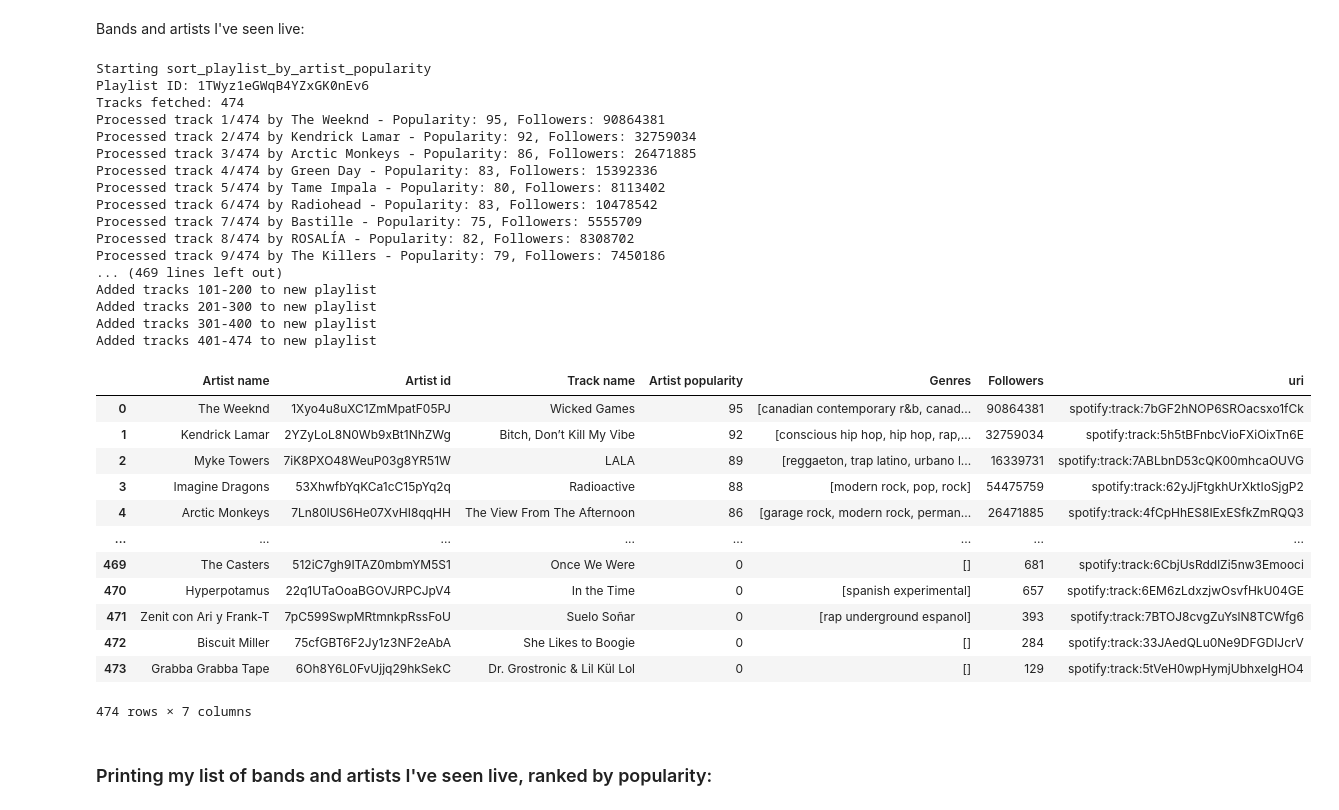
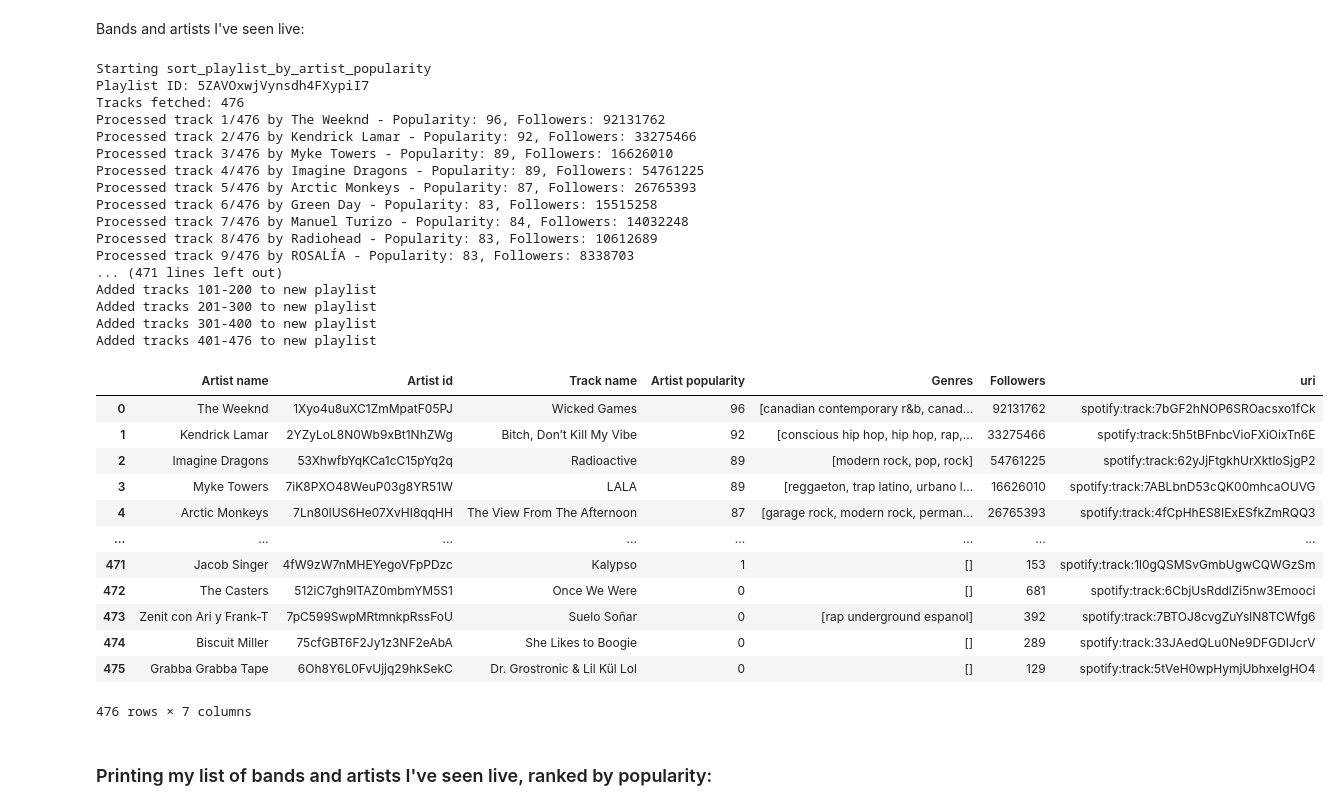
Before and after one commit to reddgr/spotipy-use-cases, a Jupyter notebook: playlist_sorting_functions.ipynb, the cells around one changed output. Cells and saved outputs as stored; diff of their text form; code cells hidden in the pictures.

```diff
--- a/playlist_sorting_functions.ipynb
+++ b/playlist_sorting_functions.ipynb
@@ -286,39 +286,39 @@ Added tracks 1-42 to new playlist
 # %% [markdown]
 Bands and artists I've seen live:
 # %%
-seen_live = sort_playlist_by_artist_popularity(sp, "https://open.spotify.com/playlist/1TWyz1eGWqB4YZxGK0nEv6")
+seen_live = sort_playlist_by_artist_popularity(sp, "https://open.spotify.com/playlist/5ZAVOxwjVynsdh4FXypiI7")
 display(seen_live)
 # %% [output]
 Starting sort_playlist_by_artist_popularity
-Playlist ID: 1TWyz1eGWqB4YZxGK0nEv6
-Tracks fetched: 474
-Processed track 1/474 by The Weeknd - Popularity: 95, Followers: 90864381
-Processed track 2/474 by Kendrick Lamar - Popularity: 92, Followers: 32759034
-Processed track 3/474 by Arctic Monkeys - Popularity: 86, Followers: 26471885
-Processed track 4/474 by Green Day - Popularity: 83, Followers: 15392336
-Processed track 5/474 by Tame Impala - Popularity: 80, Followers: 8113402
-Processed track 6/474 by Radiohead - Popularity: 83, Followers: 10478542
-Processed track 7/474 by Bastille - Popularity: 75, Followers: 5555709
-Processed track 8/474 by ROSALÍA - Popularity: 82, Followers: 8308702
-Processed track 9/474 by The Killers - Popularity: 79, Followers: 7450186
-... (469 lines left out)
+Playlist ID: 5ZAVOxwjVynsdh4FXypiI7
+Tracks fetched: 476
+Processed track 1/476 by The Weeknd - Popularity: 96, Followers: 92131762
+Processed track 2/476 by Kendrick Lamar - Popularity: 92, Followers: 33275466
+Processed track 3/476 by Myke Towers - Popularity: 89, Followers: 16626010
+Processed track 4/476 by Imagine Dragons - Popularity: 89, Followers: 54761225
+Processed track 5/476 by Arctic Monkeys - Popularity: 87, Followers: 26765393
+Processed track 6/476 by Green Day - Popularity: 83, Followers: 15515258
+Processed track 7/476 by Manuel Turizo - Popularity: 84, Followers: 14032248
+Processed track 8/476 by Radiohead - Popularity: 83, Followers: 10612689
+Processed track 9/476 by ROSALÍA - Popularity: 83, Followers: 8338703
+... (471 lines left out)
 Added tracks 101-200 to new playlist
 Added tracks 201-300 to new playlist
 Added tracks 301-400 to new playlist
-Added tracks 401-474 to new playlist
+Added tracks 401-476 to new playlist
 |  | Artist name | Artist id | Track name | Artist popularity | Genres | Followers | uri |
-| 0 | The Weeknd | 1Xyo4u8uXC1ZmMpatF05PJ | Wicked Games | 95 | [canadian contemporary r&b, canad... | 90864381 | spotify:track:7bGF2hNOP6SROacsxo1fCk |
-| 1 | Kendrick Lamar | 2YZyLoL8N0Wb9xBt1NhZWg | Bitch, Don’t Kill My Vibe | 92 | [conscious hip hop, hip hop, rap,... | 32759034 | spotify:track:5h5tBFnbcVioFXiOixTn6E |
-| 2 | Myke Towers | 7iK8PXO48WeuP03g8YR51W | LALA | 89 | [reggaeton, trap latino, urbano l... | 16339731 | spotify:track:7ABLbnD53cQK00mhcaOUVG |
-| 3 | Imagine Dragons | 53XhwfbYqKCa1cC15pYq2q | Radioactive | 88 | [modern rock, pop, rock] | 54475759 | spotify:track:62yJjFtgkhUrXktIoSjgP2 |
-| 4 | Arctic Monkeys | 7Ln80lUS6He07XvHI8qqHH | The View From The Afternoon | 86 | [garage rock, modern rock, perman... | 26471885 | spotify:track:4fCpHhES8IExESfkZmRQQ3 |
+| 0 | The Weeknd | 1Xyo4u8uXC1ZmMpatF05PJ | Wicked Games | 96 | [canadian contemporary r&b, canad... | 92131762 | spotify:track:7bGF2hNOP6SROacsxo1fCk |
+| 1 | Kendrick Lamar | 2YZyLoL8N0Wb9xBt1NhZWg | Bitch, Don’t Kill My Vibe | 92 | [conscious hip hop, hip hop, rap,... | 33275466 | spotify:track:5h5tBFnbcVioFXiOixTn6E |
+| 2 | Imagine Dragons | 53XhwfbYqKCa1cC15pYq2q | Radioactive | 89 | [modern rock, pop, rock] | 54761225 | spotify:track:62yJjFtgkhUrXktIoSjgP2 |
+| 3 | Myke Towers | 7iK8PXO48WeuP03g8YR51W | LALA | 89 | [reggaeton, trap latino, urbano l... | 16626010 | spotify:track:7ABLbnD53cQK00mhcaOUVG |
+| 4 | Arctic Monkeys | 7Ln80lUS6He07XvHI8qqHH | The View From The Afternoon | 87 | [garage rock, modern rock, perman... | 26765393 | spotify:track:4fCpHhES8IExESfkZmRQQ3 |
 | ... | ... | ... | ... | ... | ... | ... | ... |
-| 469 | The Casters | 512iC7gh9ITAZ0mbmYM5S1 | Once We Were | 0 | [] | 681 | spotify:track:6CbjUsRddlZi5nw3Emooci |
-| 470 | Hyperpotamus | 22q1UTaOoaBGOVJRPCJpV4 | In the Time | 0 | [spanish experimental] | 657 | spotify:track:6EM6zLdxzjwOsvfHkU04GE |
-| 471 | Zenit con Ari y Frank-T | 7pC599SwpMRtmnkpRssFoU | Suelo Soñar | 0 | [rap underground espanol] | 393 | spotify:track:7BTOJ8cvgZuYslN8TCWfg6 |
-| 472 | Biscuit Miller | 75cfGBT6F2Jy1z3NF2eAbA | She Likes to Boogie | 0 | [] | 284 | spotify:track:33JAedQLu0Ne9DFGDIJcrV |
-| 473 | Grabba Grabba Tape | 6Oh8Y6L0FvUjjq29hkSekC | Dr. Grostronic & Lil Kül Lol | 0 | [] | 129 | spotify:track:5tVeH0wpHymjUbhxeIgHO4 |
+| 471 | Jacob Singer | 4fW9zW7nMHEYegoVFpPDzc | Kalypso | 1 | [] | 153 | spotify:track:1l0gQSMSvGmbUgwCQWGzSm |
+| 472 | The Casters | 512iC7gh9ITAZ0mbmYM5S1 | Once We Were | 0 | [] | 681 | spotify:track:6CbjUsRddlZi5nw3Emooci |
+| 473 | Zenit con Ari y Frank-T | 7pC599SwpMRtmnkpRssFoU | Suelo Soñar | 0 | [rap underground espanol] | 392 | spotify:track:7BTOJ8cvgZuYslN8TCWfg6 |
+| 474 | Biscuit Miller | 75cfGBT6F2Jy1z3NF2eAbA | She Likes to Boogie | 0 | [] | 289 | spotify:track:33JAedQLu0Ne9DFGDIJcrV |
+| 475 | Grabba Grabba Tape | 6Oh8Y6L0FvUjjq29hkSekC | Dr. Grostronic & Lil Kül Lol | 0 | [] | 129 | spotify:track:5tVeH0wpHymjUbhxeIgHO4 |
-474 rows × 7 columns
+476 rows × 7 columns
 # %% [markdown]
 ### Printing my list of bands and artists I've seen live, ranked by popularity:
 # %%
```
Also changed, not shown: parts of 1 cell of this notebook.
